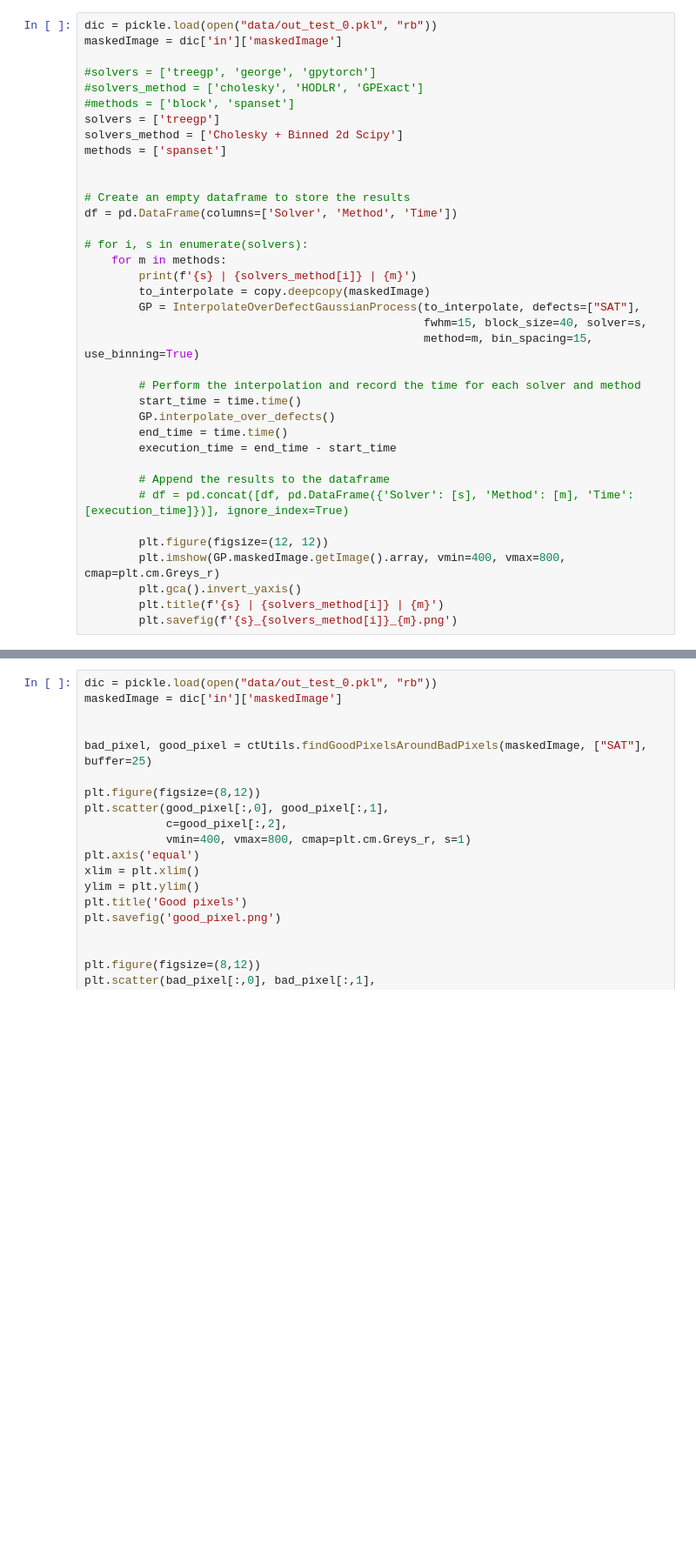
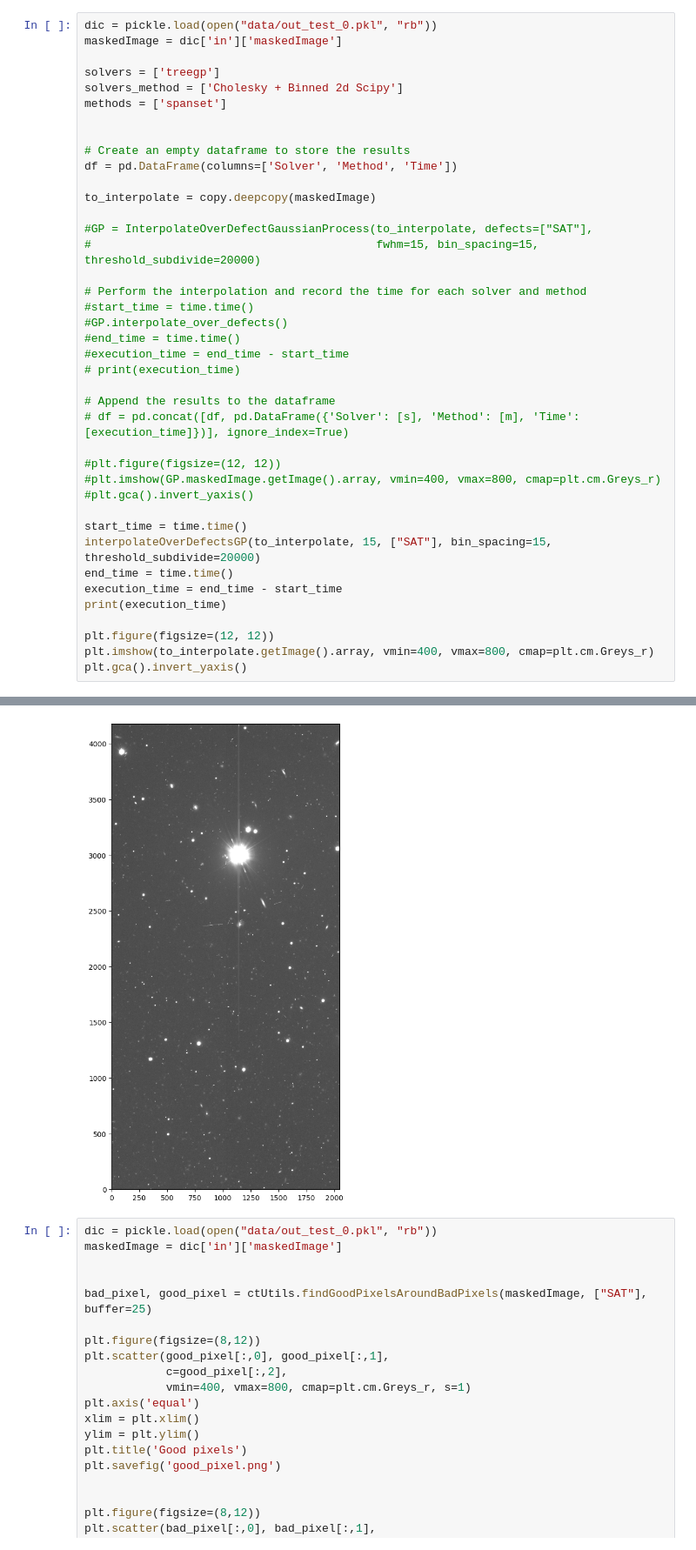
Before and after one commit to PFLeget/DM-43259, a Jupyter notebook: run_gp.ipynb, the cells around one changed output, grey strips where cells are left out. Shown: that part at 87% size. Drawn from its saved outputs; the diff is of its cells as text; blank space fills up the shorter version.

Commit message:
have something more clean to start with

```diff
--- a/run_gp.ipynb
+++ b/run_gp.ipynb
@@ -16,9 +16,6 @@ from lsst.meas.algorithms import CloughTocher2DInterpolatorUtils as ctUtils
 dic = pickle.load(open("data/out_test_0.pkl", "rb"))
 maskedImage = dic['in']['maskedImage']
 
-#solvers = ['treegp', 'george', 'gpytorch']
-#solvers_method = ['cholesky', 'HODLR', 'GPExact']
-#methods = ['block', 'spanset']
 solvers = ['treegp']
 solvers_method = ['Cholesky + Binned 2d Scipy']
 methods = ['spanset']
@@ -27,26 +24,32 @@ methods = ['spanset']
 # Create an empty dataframe to store the results
 df = pd.DataFrame(columns=['Solver', 'Method', 'Time'])
 
-# for i, s in enumerate(solvers):
-    for m in methods:
-        print(f'{s} | {solvers_method[i]} | {m}')
-        to_interpolate = copy.deepcopy(maskedImage)
-        GP = InterpolateOverDefectGaussianProcess(to_interpolate, defects=["SAT"],
-                                                  fwhm=15, block_size=40, solver=s,
-                                                  method=m, bin_spacing=15, use_binning=True)
+to_interpolate = copy.deepcopy(maskedImage)
 
-        # Perform the interpolation and record the time for each solver and method
-        start_time = time.time()
-        GP.interpolate_over_defects()
-        end_time = time.time()
-        execution_time = end_time - start_time
+#GP = InterpolateOverDefectGaussianProcess(to_interpolate, defects=["SAT"],
+#                                          fwhm=15, bin_spacing=15, threshold_subdivide=20000)
 
-        # Append the results to the dataframe
-        # df = pd.concat([df, pd.DataFrame({'Solver': [s], 'Method': [m], 'Time': [execution_time]})], ignore_index=True)
+# Perform the interpolation and record the time for each solver and method
+#start_time = time.time()
+#GP.interpolate_over_defects()
+#end_time = time.time()
+#execution_time = end_time - start_time
+# print(execution_time)
 
-        plt.figure(figsize=(12, 12))
-        plt.imshow(GP.maskedImage.getImage().array, vmin=400, vmax=800, cmap=plt.cm.Greys_r)
-        plt.gca().invert_yaxis()
-        plt.title(f'{s} | {solvers_method[i]} | {m}')
-        plt.savefig(f'{s}_{solvers_method[i]}_{m}.png')
+# Append the results to the dataframe
+# df = pd.concat([df, pd.DataFrame({'Solver': [s], 'Method': [m], 'Time': [execution_time]})], ignore_index=True)
+
+#plt.figure(figsize=(12, 12))
+#plt.imshow(GP.maskedImage.getImage().array, vmin=400, vmax=800, cmap=plt.cm.Greys_r)
+#plt.gca().invert_yaxis()
+
+start_time = time.time()
+interpolateOverDefectsGP(to_interpolate, 15, ["SAT"], bin_spacing=15, threshold_subdivide=20000)
+end_time = time.time()
+execution_time = end_time - start_time
+print(execution_time)
+
+plt.figure(figsize=(12, 12))
+plt.imshow(to_interpolate.getImage().array, vmin=400, vmax=800, cmap=plt.cm.Greys_r)
+plt.gca().invert_yaxis()
 # %% [output]
@@ -55,3 +58,4 @@ TypeError: InterpolateOverDefectGaussianProcess.__init__() got an unexpected key
+[figure, added]
 # %%
 dic = pickle.load(open("data/out_test_0.pkl", "rb"))
 maskedImage = dic['in']['maskedImage']
```
Also changed, not shown: parts of 2 cells of this notebook, 1 other file.
